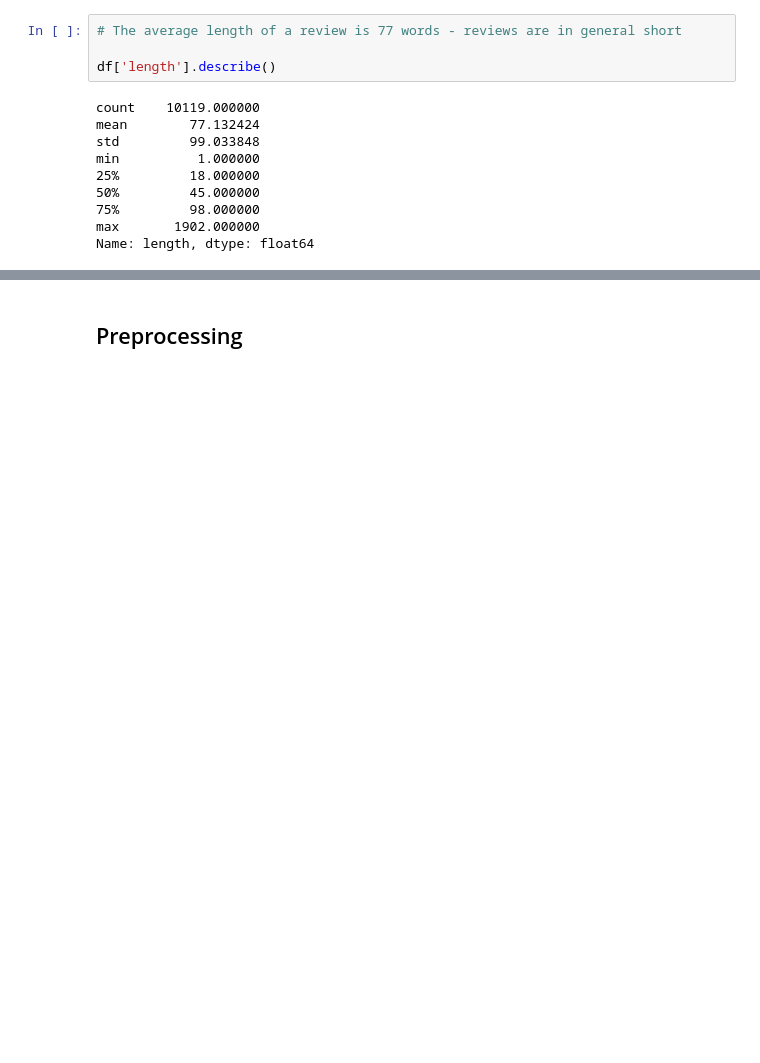
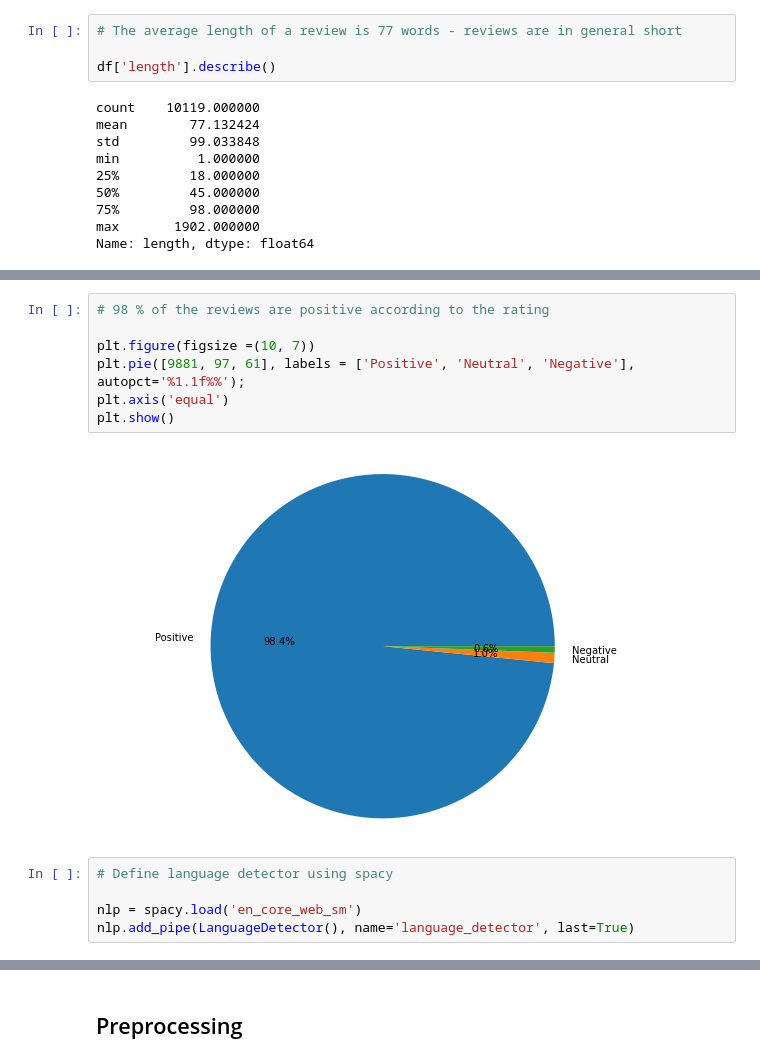
Before and after one commit to siriamanda/sentiment-analysis-of-reviews, a Jupyter notebook: Textblob-sentiment-analysis.ipynb, the cells around one changed output, grey strips where cells are left out. Cells and saved outputs as stored; diff of their text form; blank space fills up the shorter version.

```diff
--- a/VADER-sentiment-analysis.ipynb
+++ b/Textblob-sentiment-analysis.ipynb
@@ -443,0 +271,14 @@ df_sen['original'] = df_sen['review']
+# %%
+# 98 % of the reviews are positive according to the rating
+
+plt.figure(figsize =(10, 7))
+plt.pie([9881, 97, 61], labels = ['Positive', 'Neutral', 'Negative'], autopct='%1.1f%%');
+plt.axis('equal')
+plt.show()
+# %% [output]
+[figure, added]
+# %%
+# Define language detector using spacy
+
+nlp = spacy.load('en_core_web_sm')
+nlp.add_pipe(LanguageDetector(), name='language_detector', last=True)
```
Also changed, not shown: parts of 80 cells of this notebook, 1 other file.
